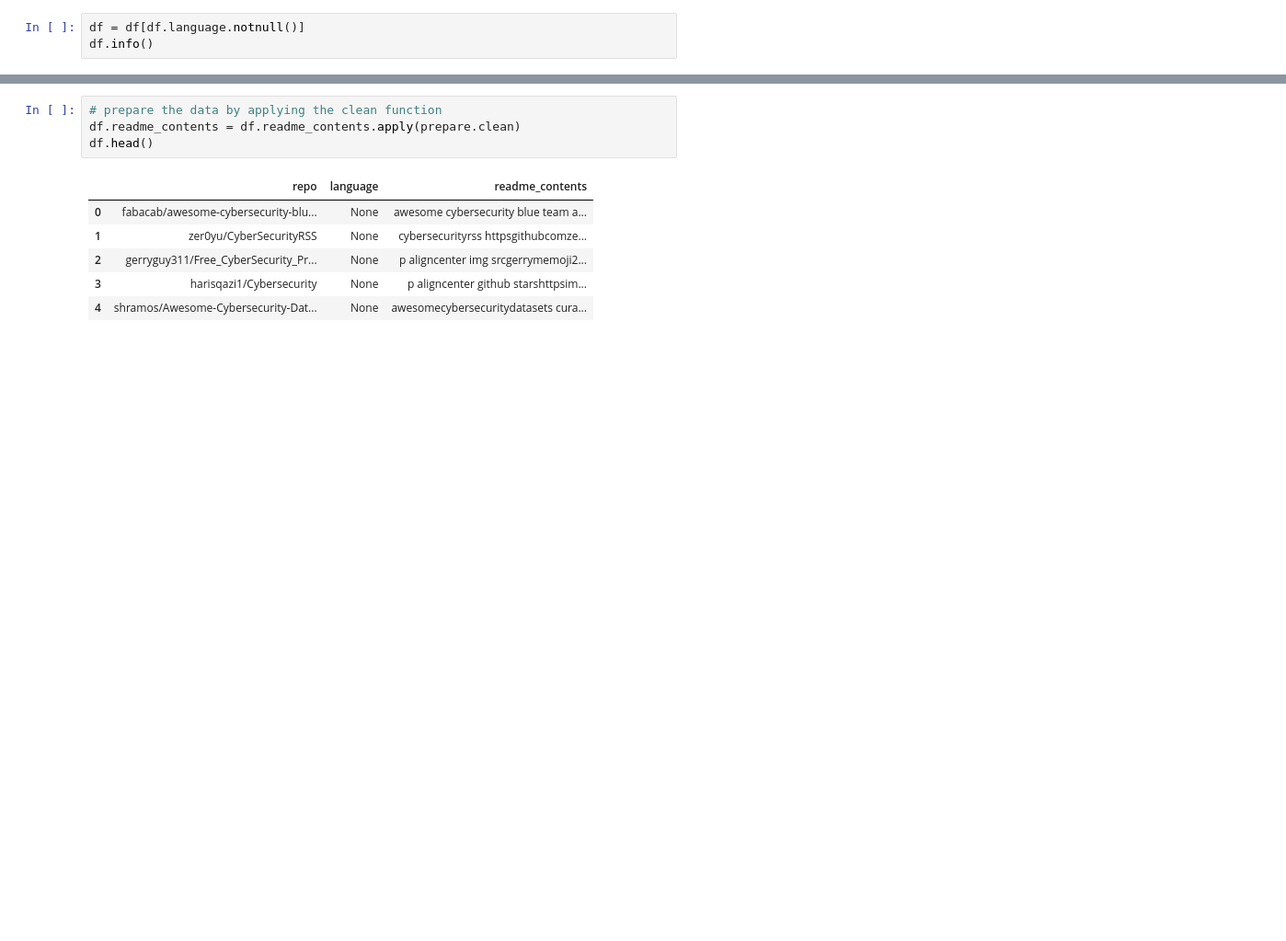
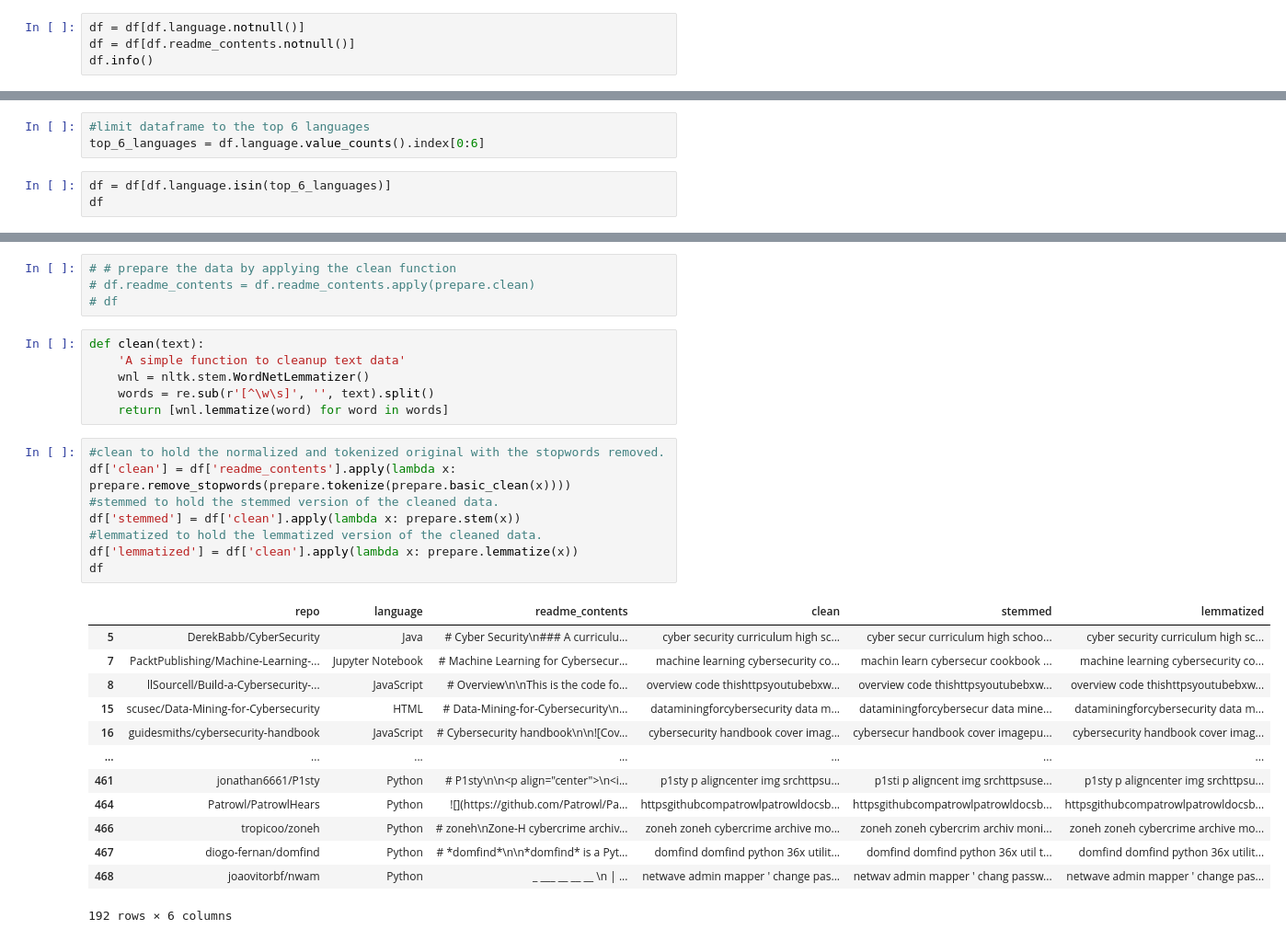
Before and after one commit to barbmarques/individual-nlp-project, a Jupyter notebook: nlp-cs.ipynb, the cells around one changed output, grey strips where cells are left out. Shown at 92% size. Drawn from its saved outputs; the diff is of its cells as text; blank space fills up the shorter version.

```diff
--- a/nlp-cs.ipynb
+++ b/nlp-cs.ipynb
@@ -63,5 +45,6 @@ memory usage: 11.1+ KB
 # %%
 df = df[df.language.notnull()]
+df = df[df.readme_contents.notnull()]
 df.info()
 # %% [output]
 <class 'pandas.core.frame.DataFrame'>
@@ -98,0 +82,6 @@ dtype: int64
+# %%
+#limit dataframe to the top 6 languages
+top_6_languages = df.language.value_counts().index[0:6]
+# %%
+df = df[df.language.isin(top_6_languages)]
+df
@@ -99,11 +102,32 @@ dtype: int64
 # %%
-# prepare the data by applying the clean function
-df.readme_contents = df.readme_contents.apply(prepare.clean)
-df.head()
+# # prepare the data by applying the clean function
+# df.readme_contents = df.readme_contents.apply(prepare.clean)
+# df
-# %% [output]
-|  | repo | language | readme_contents |
-| 0 | fabacab/awesome-cybersecurity-blu... | None | awesome cybersecurity blue team a... |
-| 1 | zer0yu/CyberSecurityRSS | None | cybersecurityrss httpsgithubcomze... |
-| 2 | gerryguy311/Free_CyberSecurity_Pr... | None | p aligncenter img srcgerrymemoji2... |
-| 3 | harisqazi1/Cybersecurity | None | p aligncenter github starshttpsim... |
-| 4 | shramos/Awesome-Cybersecurity-Dat... | None | awesomecybersecuritydatasets cura... |
+# %%
+def clean(text):
+    'A simple function to cleanup text data'
+    wnl = nltk.stem.WordNetLemmatizer()
+    words = re.sub(r'[^\w\s]', '', text).split()
+    return [wnl.lemmatize(word) for word in words]
+# %%
+#clean to hold the normalized and tokenized original with the stopwords removed.
+df['clean'] = df['readme_contents'].apply(lambda x: prepare.remove_stopwords(prepare.tokenize(prepare.basic_clean(x))))
+#stemmed to hold the stemmed version of the cleaned data.
+df['stemmed'] = df['clean'].apply(lambda x: prepare.stem(x))
+#lemmatized to hold the lemmatized version of the cleaned data.
+df['lemmatized'] = df['clean'].apply(lambda x: prepare.lemmatize(x))
+df
+# %% [output]
+|  | repo | language | readme_contents | clean | stemmed | lemmatized |
+| 5 | DerekBabb/CyberSecurity | Java | # Cyber Security\n### A curriculu... | cyber security curriculum high sc... | cyber secur curriculum high schoo... | cyber security curriculum high sc... |
+| 7 | PacktPublishing/Machine-Learning-... | Jupyter Notebook | # Machine Learning for Cybersecur... | machine learning cybersecurity co... | machin learn cybersecur cookbook ... | machine learning cybersecurity co... |
+| 8 | llSourcell/Build-a-Cybersecurity-... | JavaScript | # Overview\n\nThis is the code fo... | overview code thishttpsyoutubebxw... | overview code thishttpsyoutubebxw... | overview code thishttpsyoutubebxw... |
+| 15 | scusec/Data-Mining-for-Cybersecurity | HTML | # Data-Mining-for-Cybersecurity\n... | dataminingforcybersecurity data m... | dataminingforcybersecur data mine... | dataminingforcybersecurity data m... |
+| 16 | guidesmiths/cybersecurity-handbook | JavaScript | # Cybersecurity handbook\n\n![Cov... | cybersecurity handbook cover imag... | cybersecur handbook cover imagepu... | cybersecurity handbook cover imag... |
+| ... | ... | ... | ... | ... | ... | ... |
+| 461 | jonathan6661/P1sty | Python | # P1sty\n\n<p align="center">\n<i... | p1sty p aligncenter img srchttpsu... | p1sti p aligncent img srchttpsuse... | p1sty p aligncenter img srchttpsu... |
+| 464 | Patrowl/PatrowlHears | Python | ![](https://github.com/Patrowl/Pa... | httpsgithubcompatrowlpatrowldocsb... | httpsgithubcompatrowlpatrowldocsb... | httpsgithubcompatrowlpatrowldocsb... |
+| 466 | tropicoo/zoneh | Python | # zoneh\nZone-H cybercrime archiv... | zoneh zoneh cybercrime archive mo... | zoneh zoneh cybercrim archiv moni... | zoneh zoneh cybercrime archive mo... |
+| 467 | diogo-fernan/domfind | Python | # *domfind*\n\n*domfind* is a Pyt... | domfind domfind python 36x utilit... | domfind domfind python 36x util t... | domfind domfind python 36x utilit... |
+| 468 | joaovitorbf/nwam | Python | _ ___ __ __ __ \n | ... | netwave admin mapper ' change pas... | netwav admin mapper ' chang passw... | netwave admin mapper ' change pas... |
+192 rows × 6 columns
```
Also changed, not shown: parts of 67 cells of this notebook, 1 other file.
